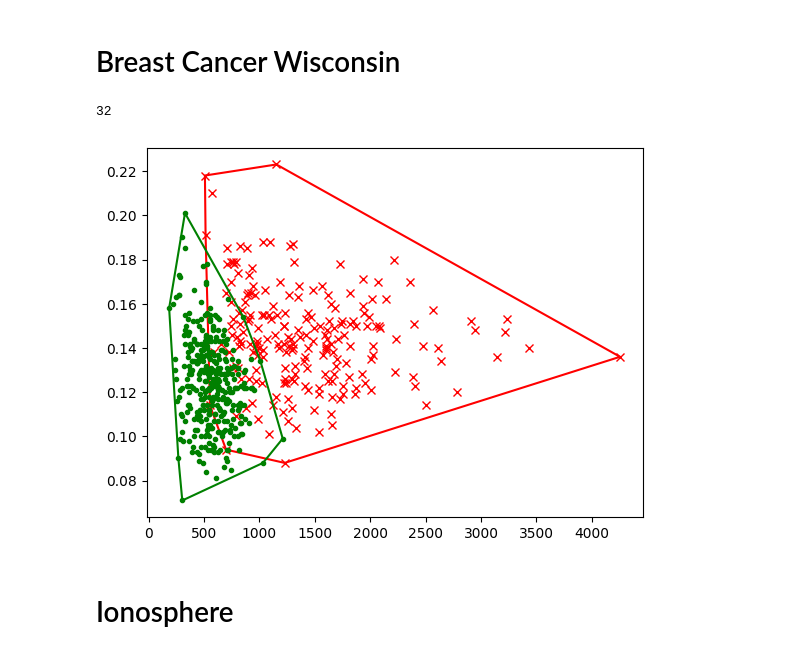
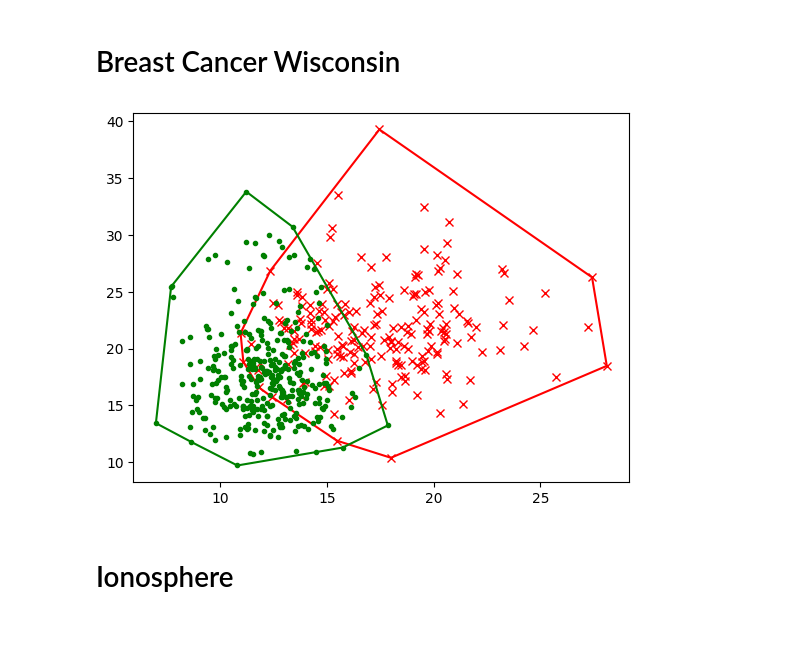
Before and after one commit to Gcastelo01/TP1_Alg2, a Jupyter notebook: TP1_Classificador.ipynb, the cells around one changed output. Cells and saved outputs as stored; diff of their text form; code cells hidden in the pictures.

```diff
--- a/TP1_Classificador.ipynb
+++ b/TP1_Classificador.ipynb
@@ -113,7 +113,7 @@ def sortDotsByPolarAngle(dotsParam):
 # %%
 import random
 def noise(x):
-    return x + random.random()
+    return x + random.random() / 100
 # %%
 import matplotlib.pyplot as plt
 from random import randint
@@ -156,7 +156,7 @@ def isLeftTurn(a, b, c):
     return (term1 - term2) > 0
 # %%
 def Graham(DotListParam):
-    DotList = DotListParam
+    DotList = DotListParam.copy()
     stack = []
     stack.append(DotList[0])
     stack.append(DotList[1])
@@ -164,7 +164,8 @@ def Graham(DotListParam):
 
     for i in range(3, len(DotList), 1):
         laster = len(stack) - 1
-        while not isLeftTurn(stack[laster - 1], stack[laster], DotList[i]):
+
+        while not isLeftTurn(stack[-2], stack[-1], DotList[i]):
             stack.pop()
             laster -= 1
         stack.append(DotList[i])
@@ -479,12 +497,15 @@ def testTo(n:int):
 import pandas as pd
 def plotClass(List, ax, dotType='r*', envType='b-', compareCol1=1, compareCol2=2):
     # Recebe uma tabela com duas colunas referentes ao x e y da classe
+
     x = []
     y  = []
     dot_list = []
     for row in List.itertuples():
         a = row[compareCol1]
         b = row[compareCol2]
+        a = noise(a)
+        b = noise(b)
         dot = Dot(a, b)
         x.append(a)
         y.append(b)
@@ -582,22 +603,34 @@ plt.show()
 # %% [markdown]
 # Breast Cancer Wisconsin
 # %%
+import numpy as np
+
 cancer = pd.read_csv('./data/wdbc.csv', delimiter=',')
 
-aType = cancer[cancer['Class'] == 'M'][['Area3', 'Smoothness3']]
-bType = cancer[cancer['Class'] == 'B'][['Area3', 'Smoothness3']]
+aType = cancer[cancer['Class'] == 'M']
+bType = cancer[cancer['Class'] == 'B']
+
+col = (aType.shape)[1]
+
+for i in range(col):
+    for j in range(col):
+
+        fig, ax = plt.subplots()
+        plotClass(aType, ax, dotType='rx', envType='r-', compareCol1=i, compareCol2=j)
+        plotClass(bType, ax, dotType='g.', envType='g-', compareCol1=i, compareCol2=j)
+
+
 
 fig, ax = plt.subplots()
 a = 1
 b = 2
 
 plotClass(aType, ax, dotType='rx', envType='r-', compareCol1=a, compareCol2=b)
 plotClass(bType, ax, dotType='g.', envType='g-', compareCol1=a, compareCol2=b)
 
-plt.show()
+# plt.show()
 # %% [output]
-32
-[figure, old version]
+[figure, new version]
 # %% [markdown]
 # Ionosphere
 # %%
```
Also changed, not shown: parts of 4 cells of this notebook.
